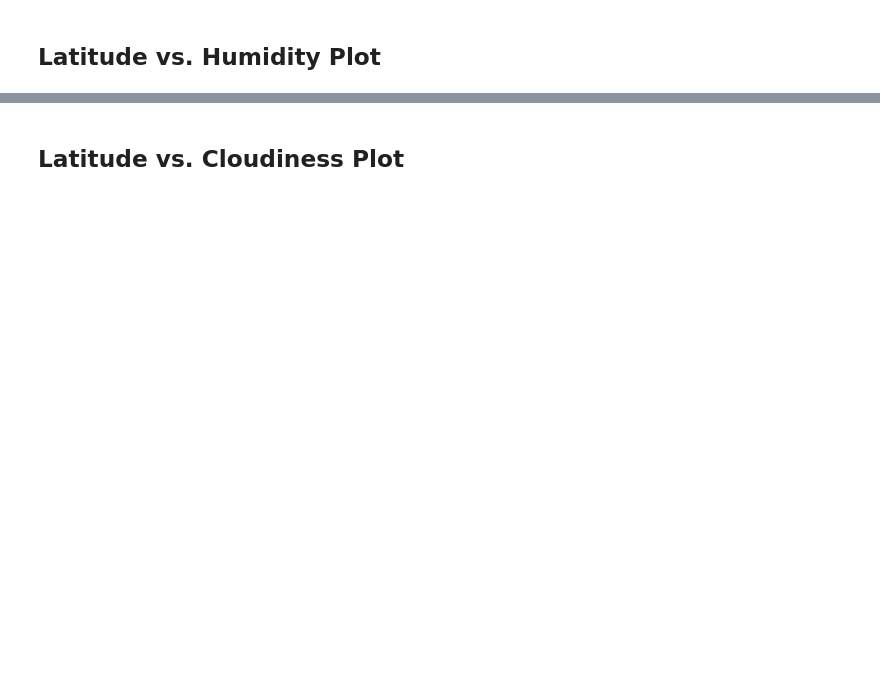
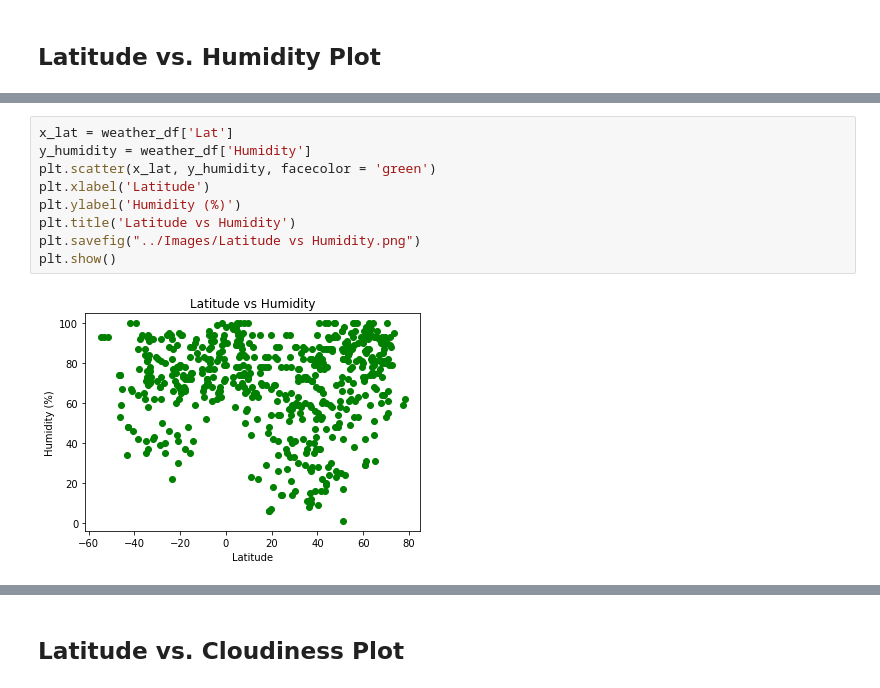
Before and after one commit to kelseyv4/python-api-challenge, a Jupyter notebook: starter_code/WeatherPy.ipynb, the cells around one changed output, grey strips where cells are left out. Cells and saved outputs as stored; diff of their text form; blank space fills up the shorter version.

```diff
--- a/starter_code/WeatherPy.ipynb
+++ b/starter_code/WeatherPy.ipynb
@@ -234,0 +243,11 @@ Int64Index([], dtype='int64')
+# %%
+x_lat = weather_df['Lat']
+y_humidity = weather_df['Humidity']
+plt.scatter(x_lat, y_humidity, facecolor = 'green')
+plt.xlabel('Latitude')
+plt.ylabel('Humidity (%)')
+plt.title('Latitude vs Humidity')
+plt.savefig("../Images/Latitude vs Humidity.png")
+plt.show()
+# %% [output]
+[figure, added]
```
Also changed, not shown: parts of 11 cells of this notebook, 4 other files.
